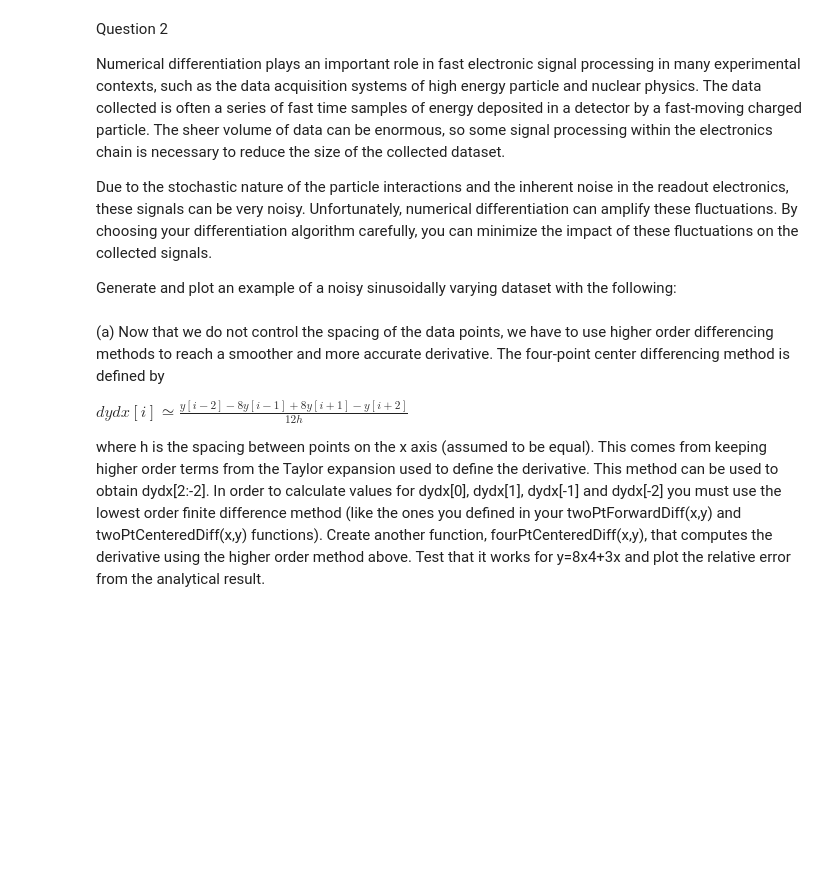
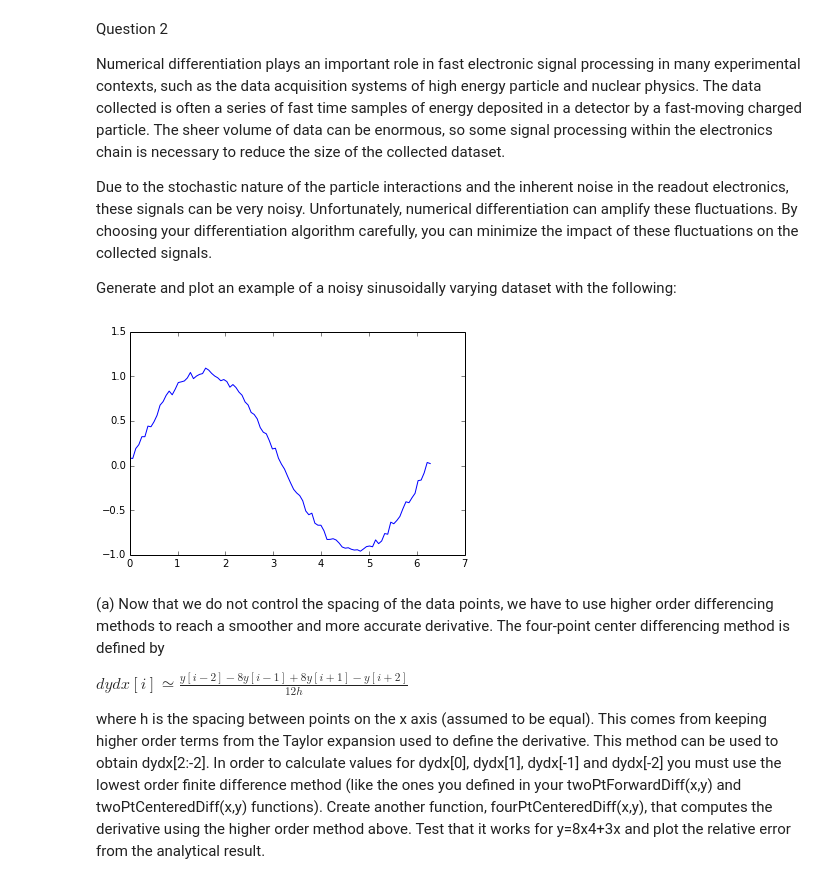
Before and after one commit to abardess/PHYS202-S14, a Jupyter notebook: SciPy/DifferentiationExcersises.ipynb, the cells around one changed output. Saved outputs shown, nothing was run; the diff lists cells and outputs as text; code cells hidden in the pictures; blank space fills up the shorter version.

```diff
--- a/SciPy/DifferentiationExcersises.ipynb
+++ b/SciPy/DifferentiationExcersises.ipynb
@@ -132,6 +132,11 @@ Generate and plot an example of a noisy sinusoidally varying dataset with the fo
 # %%
 x = np.linspace(0, 2 * pi, 100)
 y = np.sin(x) + 0.1 * random.random(x.shape)
+
+plt.plot(x, y)
+plt.show()
+# %% [output]
+[figure, added]
 # %% [markdown]
 (a) Now that we do not control the spacing of the data points, we have to use higher order differencing methods to reach a smoother and more accurate derivative. The four-point center differencing method is defined by
 
```
Also changed, not shown: parts of 5 cells of this notebook, 2 other files.
